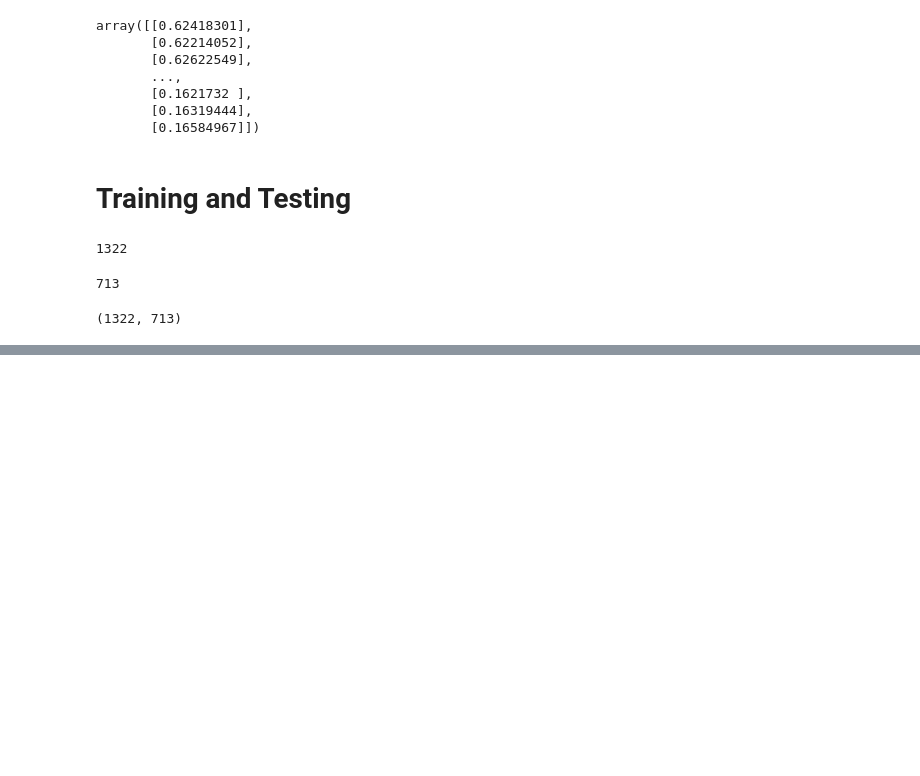
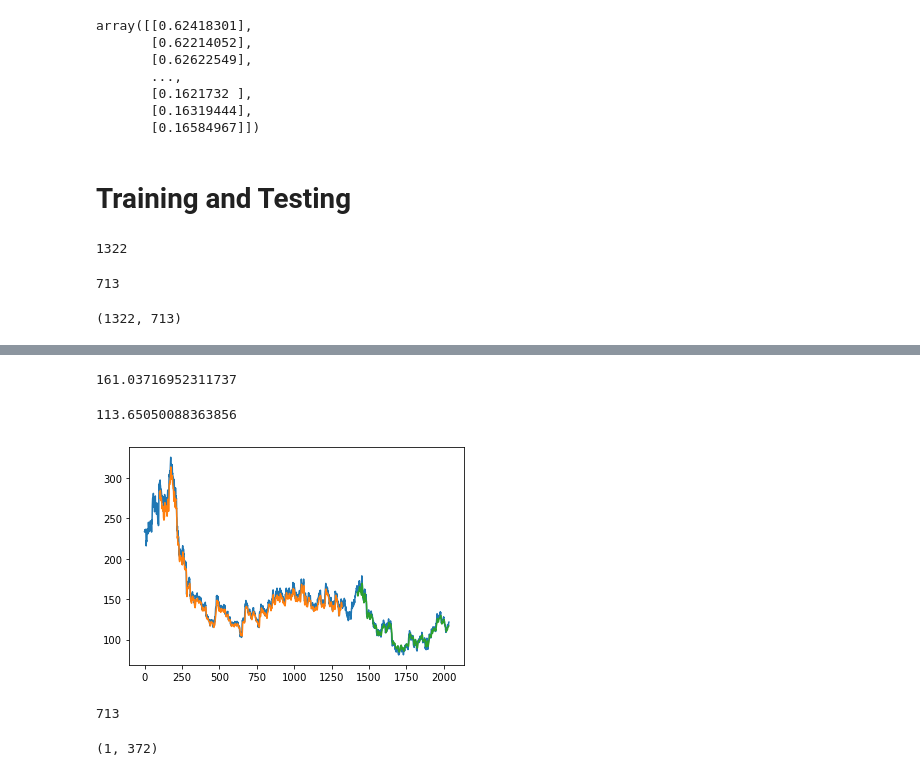
Before and after one commit to numbskullx26/LGMVIP-DataScience, a Jupyter notebook: Stock Market Prediction using Stacked LSTM/StockMarket-Prediction-LSTM.ipynb, the cells around one changed output, grey strips where cells are left out. Cells and saved outputs as stored; diff of their text form; code cells hidden in the pictures; blank space fills up the shorter version.

```diff
--- a/Stock Market Prediction using Stacked LSTM/StockMarket-Prediction-LSTM.ipynb
+++ b/Stock Market Prediction using Stacked LSTM/StockMarket-Prediction-LSTM.ipynb
@@ -188,0 +113,4 @@ Epoch 34/100
+# %%
+#reshape input to be [samples, time steps, features]
+X_train = X_train.reshape(X_train.shape[0],X_train.shape[1],1)
+X_test = X_test.reshape(X_test.shape[0],X_test.shape[1],1)
@@ -188,0 +196,4 @@ Epoch 34/100
+# %%
+### Lets Do the prediction and check performance metrics
+train_predict=model.predict(X_train)
+test_predict=model.predict(X_test)
@@ -188,0 +203,43 @@ Epoch 34/100
+# %%
+##Transformback to original form
+train_predict=scaler.inverse_transform(train_predict)
+test_predict=scaler.inverse_transform(test_predict)
+# %%
+### Calculate RMSE performance metrics
+import math
+from sklearn.metrics import mean_squared_error
+math.sqrt(mean_squared_error(y_train,train_predict))
+# %% [output]
+161.03716952311737
+# %%
+### Test Data RMSE
+math.sqrt(mean_squared_error(ytest,test_predict))
+# %% [output]
+113.65050088363856
+# %%
+### Plotting
+# shift train predictions for plotting
+look_back=100
+trainPredictPlot = numpy.empty_like(df1)
+trainPredictPlot[:, :] = np.nan
+trainPredictPlot[look_back:len(train_predict)+look_back, :] = train_predict
+# shift test predictions for plotting
+testPredictPlot = numpy.empty_like(df1)
+testPredictPlot[:, :] = numpy.nan
+testPredictPlot[len(train_predict)+(look_back*2)+1:len(df1)-1, :] = test_predict
+# plot baseline and predictions
+plt.plot(scaler.inverse_transform(df1))
+plt.plot(trainPredictPlot)
+plt.plot(testPredictPlot)
+plt.show()
+# %% [output]
+[figure, added]
+# %%
+len(test_data)
+# %% [output]
+713
+# %%
+x_input=test_data[341:].reshape(1,-1)
+x_input.shape
+# %% [output]
+(1, 372)
```
Also changed, not shown: parts of 23 cells of this notebook.
